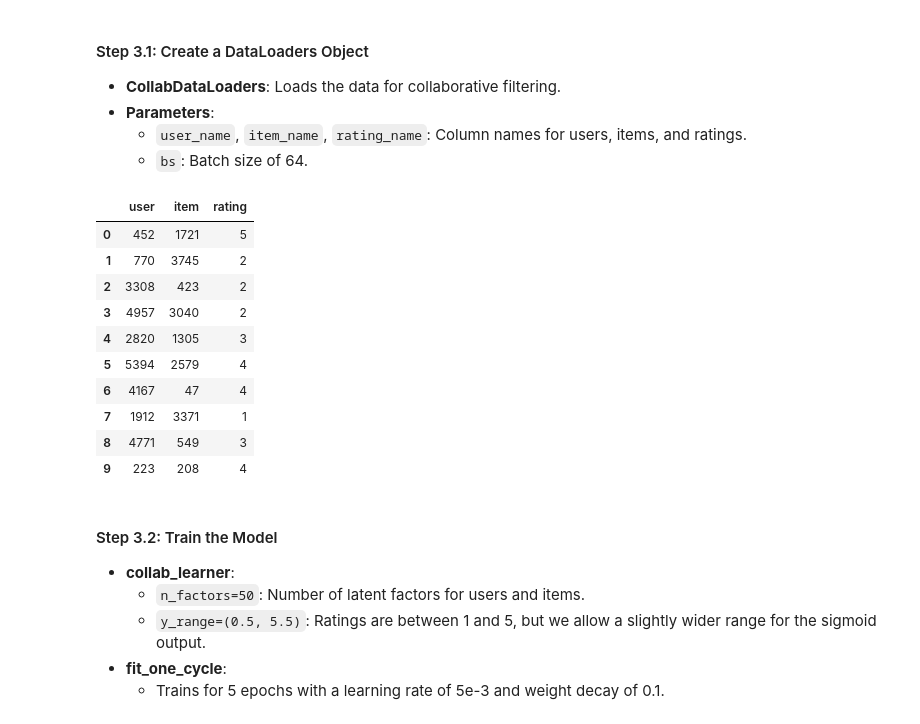
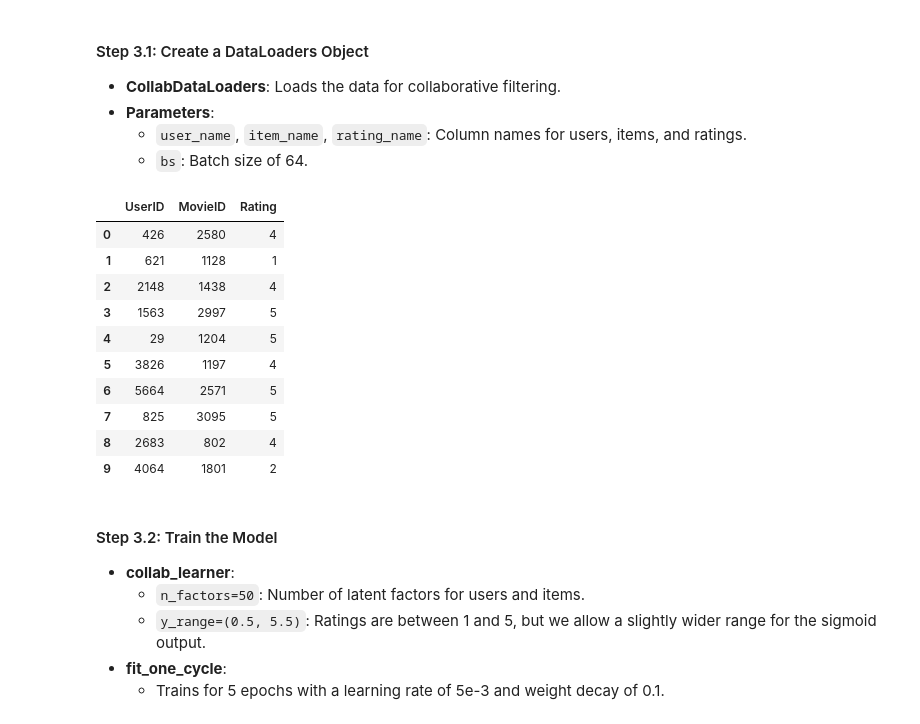
Before and after one commit to twtang/blog, a Jupyter notebook: posts/msbd5002-q8/Q8_code.ipynb, the cells around one changed output. Cells and saved outputs as stored; diff of their text form; code cells hidden in the pictures.

```diff
--- a/posts/msbd5002-q8/Q8_code.ipynb
+++ b/posts/msbd5002-q8/Q8_code.ipynb
@@ -124,7 +124,7 @@ Test Ratings:
 Fastai’s `collab_learner` expects a DataFrame with columns `user`, `item`, and `rating`. We’ll rename the columns in `ratings_train` accordingly.
 # %%
 # Rename columns for Fastai
-ratings_train = ratings_train.rename(columns={'UserID': 'user', 'MovieID': 'item', 'Rating': 'rating'})
-ratings_train = ratings_train[['user', 'item', 'rating']]
+# ratings_train = ratings_train.rename(columns={'UserID': 'user', 'MovieID': 'item', 'Rating': 'rating'})
+ratings_train = ratings_train[['UserID', 'MovieID', 'Rating']]
 display_df(ratings_train.head())
 # %% [output]
@@ -146,22 +146,22 @@ We’ll use Fastai’s `collab_learner` to train a collaborative filtering model
   - `bs`: Batch size of 64.
 # %%
 # Create a CollabDataLoaders object
-dls = CollabDataLoaders.from_df(ratings_train, user_name='user', item_name='item', rating_name='rating', bs=64)
+dls = CollabDataLoaders.from_df(ratings_train, user_name='UserID', item_name='MovieID', rating_name='Rating', bs=64)
 
 # Display a batch
 dls.show_batch()
 # %% [output]
-|  | user | item | rating |
-| 0 | 452 | 1721 | 5 |
-| 1 | 770 | 3745 | 2 |
-| 2 | 3308 | 423 | 2 |
-| 3 | 4957 | 3040 | 2 |
-| 4 | 2820 | 1305 | 3 |
-| 5 | 5394 | 2579 | 4 |
-| 6 | 4167 | 47 | 4 |
-| 7 | 1912 | 3371 | 1 |
-| 8 | 4771 | 549 | 3 |
-| 9 | 223 | 208 | 4 |
+|  | UserID | MovieID | Rating |
+| 0 | 426 | 2580 | 4 |
+| 1 | 621 | 1128 | 1 |
+| 2 | 2148 | 1438 | 4 |
+| 3 | 1563 | 2997 | 5 |
+| 4 | 29 | 1204 | 5 |
+| 5 | 3826 | 1197 | 4 |
+| 6 | 5664 | 2571 | 5 |
+| 7 | 825 | 3095 | 5 |
+| 8 | 2683 | 802 | 4 |
+| 9 | 4064 | 1801 | 2 |
 # %% [markdown]
 #### Step 3.2: Train the Model
 
```
Also changed, not shown: parts of 22 cells of this notebook, 18 other files.
